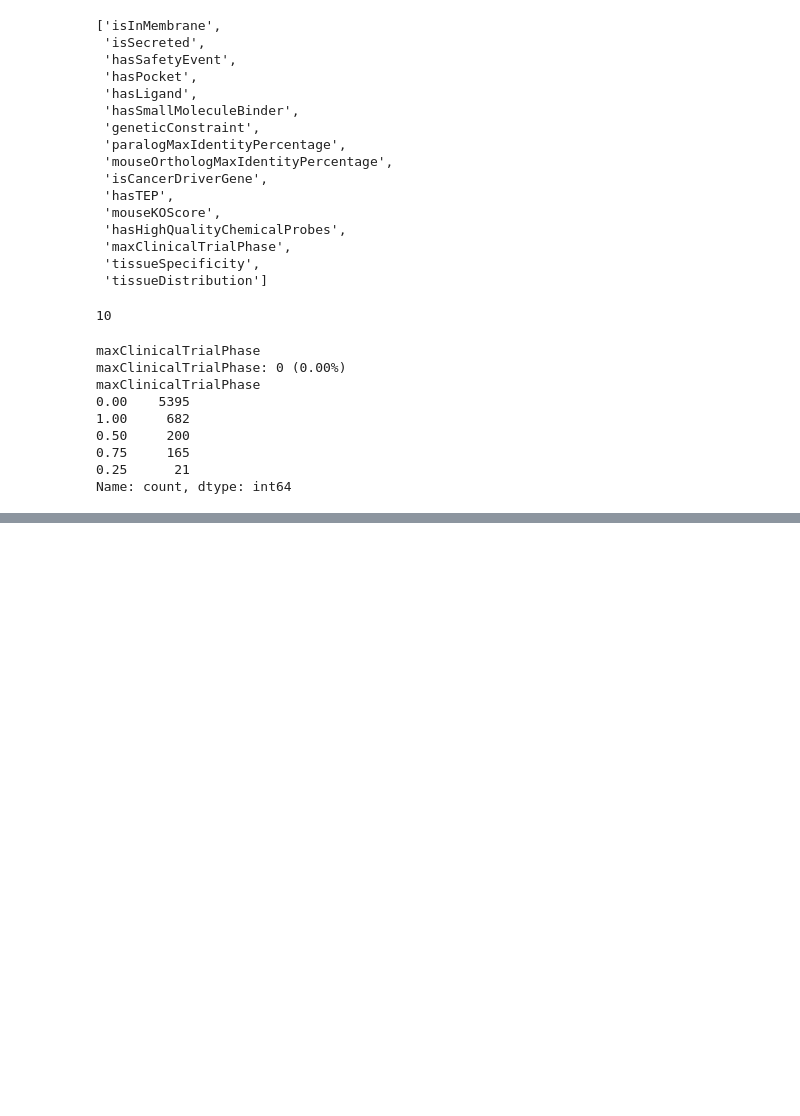
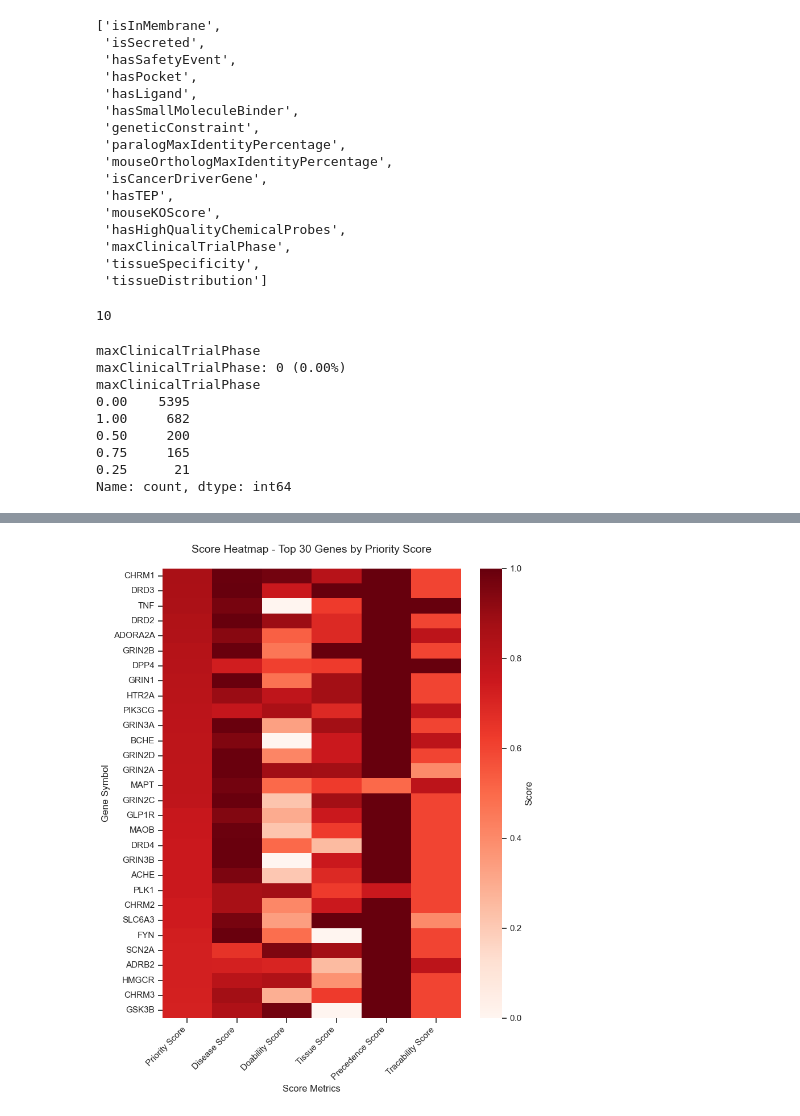
Before and after one commit to mmetalab/llm-drug-agent, a Jupyter notebook: PKDisease/pkd_target_drug_candidates.ipynb, the cells around one changed output, grey strips where cells are left out. Saved outputs shown, nothing was run; the diff lists cells and outputs as text; code cells hidden in the pictures; blank space fills up the shorter version.

Commit message:
Update code and data

```diff
--- a/PKDisease/pkd_target_drug_candidates.ipynb
+++ b/PKDisease/pkd_target_drug_candidates.ipynb
@@ -207,0 +196,7 @@ target_priority_gene_pd_final_ranked.to_csv('target_priority_gene_pd_final_ranke
+# %%
+from sklearn.preprocessing import MinMaxScaler
+
+target_priority_gene_pd_final['tracability_score'] = MinMaxScaler().fit_transform(target_priority_gene_pd_final[['tracability_score']])
+target_priority_gene_pd_final['doability_score'] = MinMaxScaler().fit_transform(target_priority_gene_pd_final[['doability_score']])
+target_priority_gene_pd_final['tissue_score'] = MinMaxScaler().fit_transform(target_priority_gene_pd_final[['tissue_score']])
+target_priority_gene_pd_final['precedence_score'] = MinMaxScaler().fit_transform(target_priority_gene_pd_final[['precedence_score']])
@@ -207,0 +224,2 @@ target_priority_gene_pd_final_ranked.to_csv('target_priority_gene_pd_final_ranke
+# %%
+target_priority_gene_pd_final.rename(columns={'score':'disease_score'}, inplace=True)
@@ -213,0 +251,2 @@ pkd_target['Gene'].nunique()
+# %%
+target_priority_gene_pd_final['priority'] = 0.3*target_priority_gene_pd_final['tracability_score'] + 0.1*target_priority_gene_pd_final['doability_score'] + 0.1*target_priority_gene_pd_final['tissue_score'] + 0.1*target_priority_gene_pd_final['precedence_score'] + 0.4*target_priority_gene_pd_final['disease_score']
@@ -213,0 +270,45 @@ pkd_target['Gene'].nunique()
+# %%
+import pandas as pd
+import matplotlib.pyplot as plt
+import seaborn as sns
+sns.set(style="ticks")
+# Select the columns of interest
+score_columns = ['priority', 'disease_score', 'doability_score', 'tissue_score', 'precedence_score', 'tracability_score' ]
+
+# Optional: Show only top N genes by disease_score
+top_n = 30  # Adjust this number as needed
+top_genes = target_priority_gene_pd_final.nlargest(top_n, 'priority')
+heatmap_data = top_genes.set_index('Gene')[score_columns]
+
+plt.figure(figsize=(8, 10))
+sns.heatmap(heatmap_data,
+            cmap='Reds',
+            annot=False,
+            cbar_kws={"label": "Score"},
+            xticklabels=score_columns,
+            yticklabels=heatmap_data.index)
+plt.title(f'Score Heatmap - Top {top_n} Genes by Priority Score', fontsize=14, fontweight='regular', pad=20)
+# Custom labels for score columns
+score_column_labels = {
+    'priority': 'Priority Score',
+    'disease_score': 'Disease Score',
+    'doability_score': 'Doability Score',
+    'tissue_score': 'Tissue Score',
+    'precedence_score': 'Precedence Score',
+    'tracability_score': 'Tracability Score'
+}
+
+# Update x-axis tick labels
+ax = plt.gca()
+ax.set_xticklabels([score_column_labels.get(col, col) for col in score_columns])
+
+# Customized axis labels
+plt.xlabel('Score Metrics', fontsize=12, fontweight='regular')
+plt.ylabel('Gene Symbol', fontsize=12, fontweight='regular')
+plt.xticks(rotation=45, ha='right')
+plt.yticks(rotation=0)
+plt.tight_layout()
+plt.savefig('./top30_priority_heatmap.pdf', dpi=300)
+plt.show()
+# %% [output]
+[figure, added]
```
Also changed, not shown: parts of 26 cells of this notebook, 6 other files.
